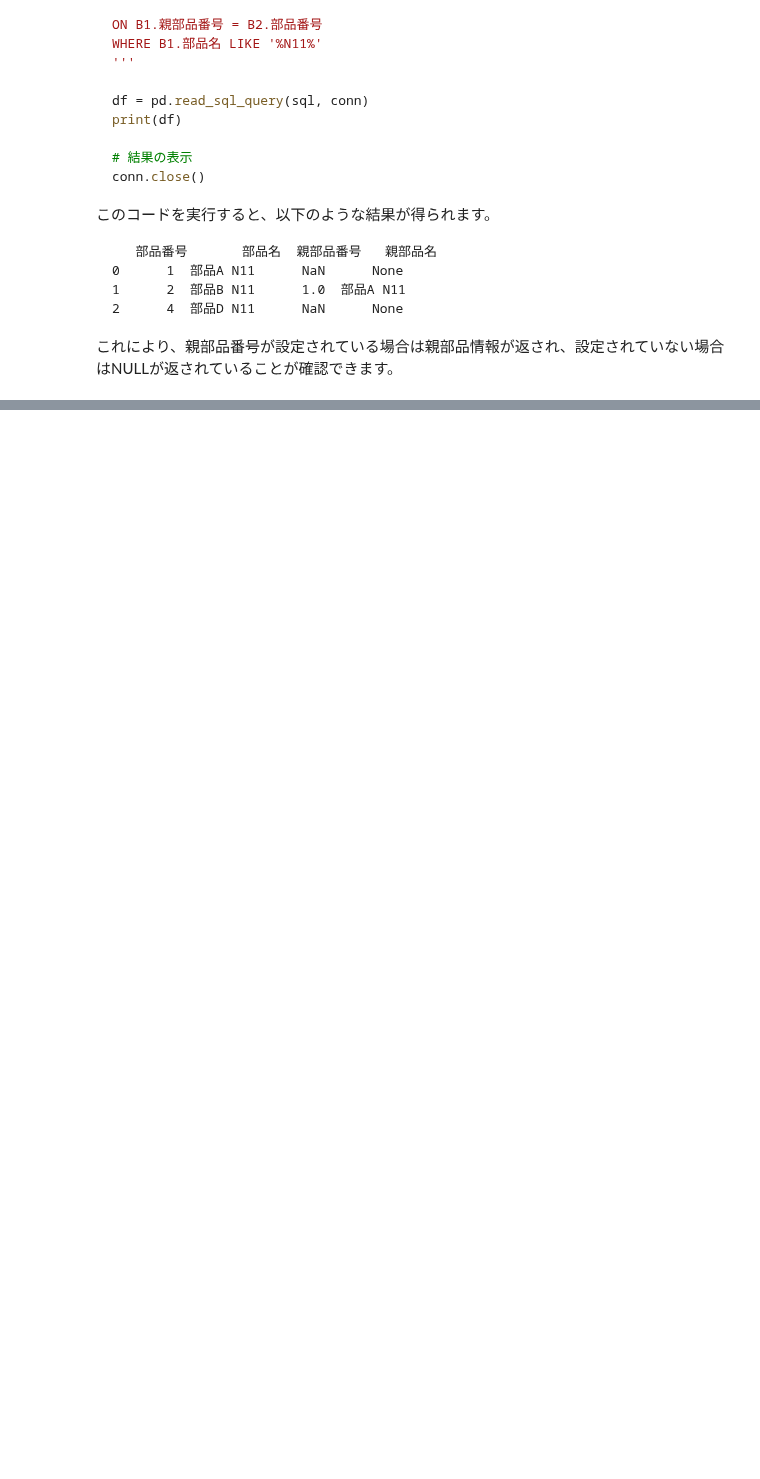
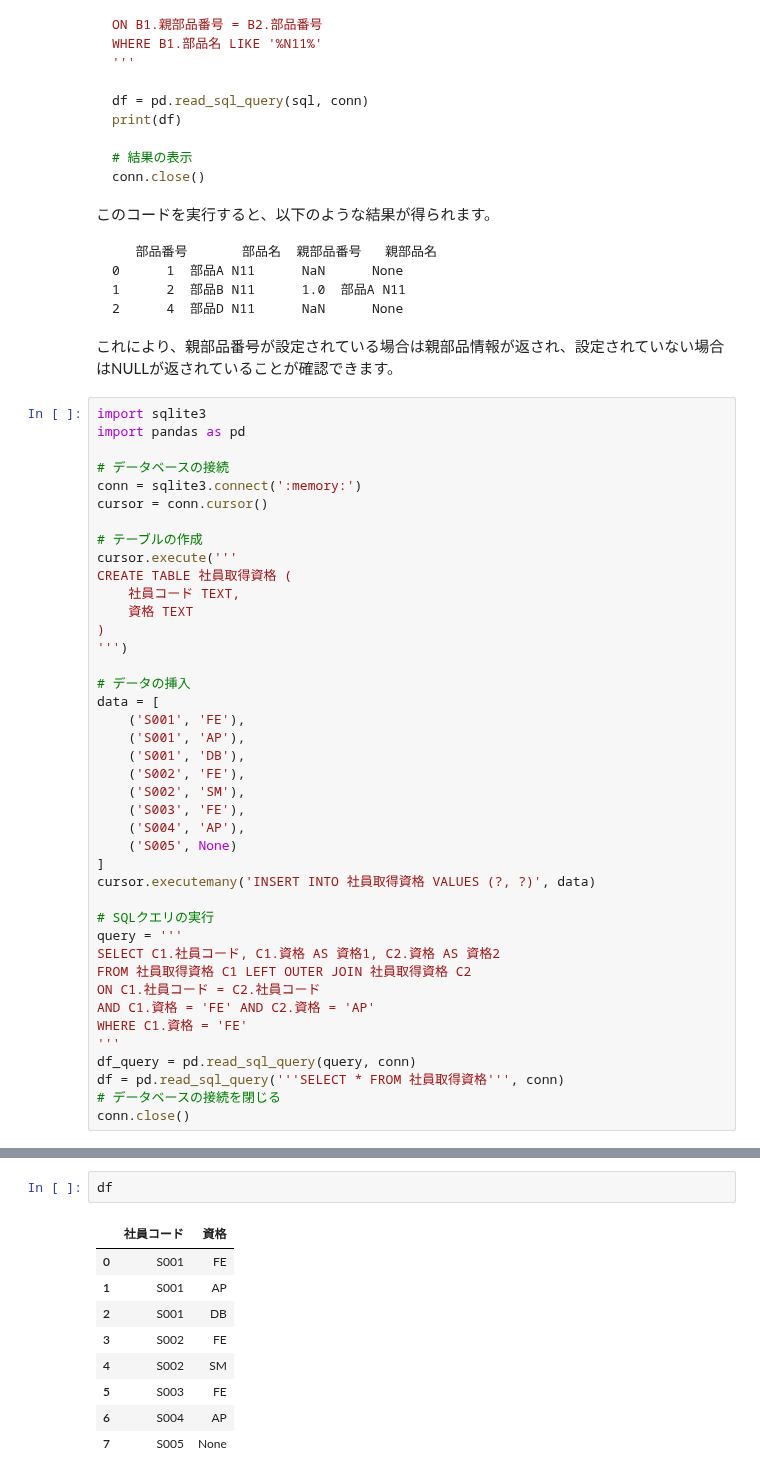
Before and after one commit to phonon-py/DatabaseSpecialistStudy, a Jupyter notebook: main.ipynb, the cells around one changed output, grey strips where cells are left out. Drawn from its saved outputs; the diff is of its cells as text; blank space fills up the shorter version.

````diff
--- a/main.ipynb
+++ b/main.ipynb
@@ -2185,3 +2185,44 @@ conn.close()
 ```
 
 これにより、親部品番号が設定されている場合は親部品情報が返され、設定されていない場合はNULLが返されていることが確認できます。
+# %%
+import sqlite3
+import pandas as pd
+
+# データベースの接続
+conn = sqlite3.connect(':memory:')
+cursor = conn.cursor()
+
+# テーブルの作成
+cursor.execute('''
+CREATE TABLE 社員取得資格 (
+    社員コード TEXT,
+    資格 TEXT
+)
+''')
+
+# データの挿入
+data = [
+    ('S001', 'FE'),
+    ('S001', 'AP'),
+    ('S001', 'DB'),
+    ('S002', 'FE'),
+    ('S002', 'SM'),
+    ('S003', 'FE'),
+    ('S004', 'AP'),
+    ('S005', None)
+]
+cursor.executemany('INSERT INTO 社員取得資格 VALUES (?, ?)', data)
+
+# SQLクエリの実行
+query = '''
+SELECT C1.社員コード, C1.資格 AS 資格1, C2.資格 AS 資格2
+FROM 社員取得資格 C1 LEFT OUTER JOIN 社員取得資格 C2
+ON C1.社員コード = C2.社員コード
+AND C1.資格 = 'FE' AND C2.資格 = 'AP'
+WHERE C1.資格 = 'FE'
+'''
+df_query = pd.read_sql_query(query, conn)
+df = pd.read_sql_query('''SELECT * FROM 社員取得資格''', conn)
+# データベースの接続を閉じる
+conn.close()
@@ -2187,0 +2236,12 @@ conn.close()
+# %%
+df
+# %% [output]
+|  | 社員コード | 資格 |
+| 0 | S001 | FE |
+| 1 | S001 | AP |
+| 2 | S001 | DB |
+| 3 | S002 | FE |
+| 4 | S002 | SM |
+| 5 | S003 | FE |
+| 6 | S004 | AP |
+| 7 | S005 | None |
````
Also changed, not shown: parts of 1 cell of this notebook.
